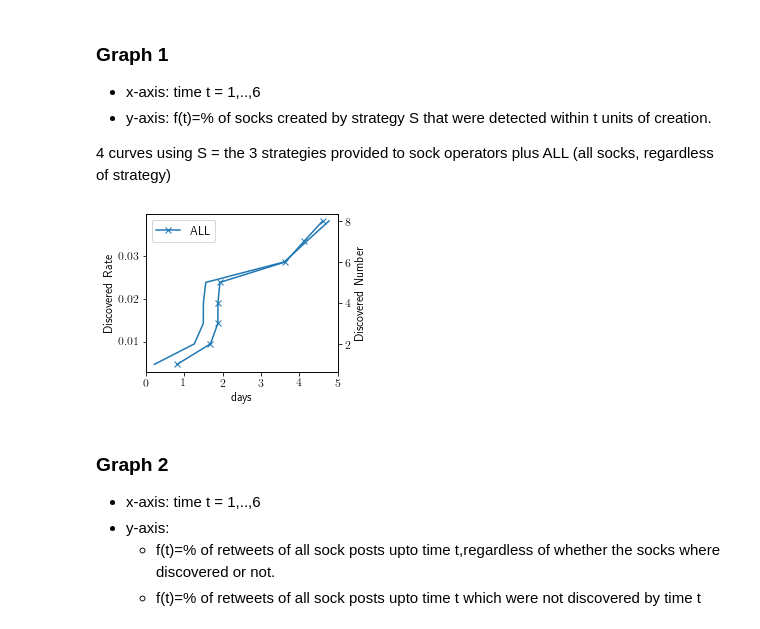
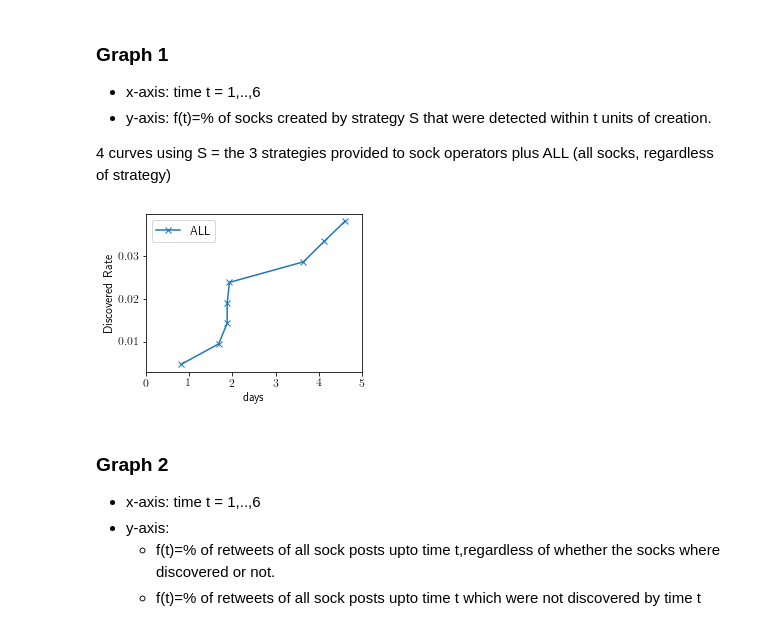
Before and after one commit to ruiliu310/dartpost-research, a Jupyter notebook: data_analytics.ipynb, the cells around one changed output. Cells and saved outputs as stored; diff of their text form; code cells hidden in the pictures.

```diff
--- a/data_analytics.ipynb
+++ b/data_analytics.ipynb
@@ -145,24 +145,24 @@ df_comments[df_comments["PostId"].isin(df_posts_puppet["id"].tolist())]
 # %%
 x = (df_puppet["ReportToLast"] + 6).sort_values().tolist()
 y = np.arange(1, len(x) + 1) / 210
-y2 = np.arange(1, len(x) + 1)
+# y2 = np.arange(1, len(x) + 1)
 
 fig_1 = plt.figure(figsize=(4, 3))
 ax = fig_1.subplots()
-ax2 = ax.twinx()
+# ax2 = ax.twinx()
 
 l4, = ax.plot(x, y, marker = "x", label="ALL")
 # ax2.plot(x,)
 
 ax.set_xticks(np.arange(0, 6))
 ax.set_xlabel("days")
 ax.set_ylabel("Discovered Rate")
 # ax2.set_ylabel("Discovered Number")
 ax.legend()
 
 fig_1.tight_layout()
 # %% [output]
-[figure, old version]
+[figure, new version]
 # %% [markdown]
 ### Graph 2
 
```
Also changed, not shown: 1 other file.
